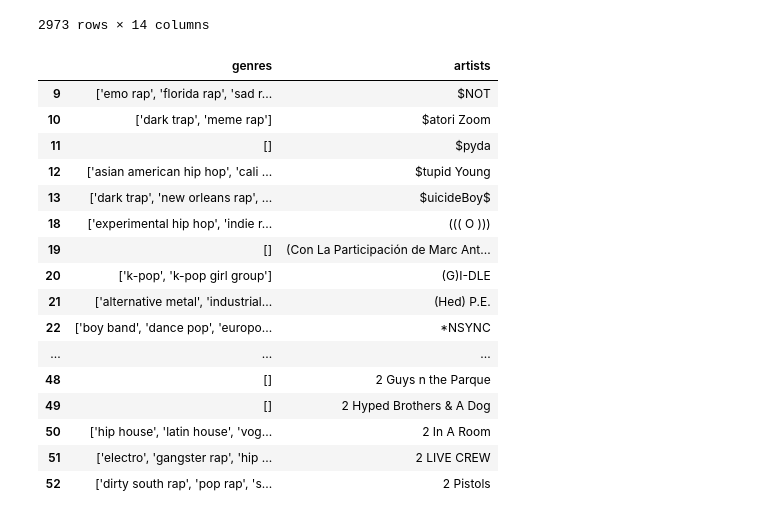
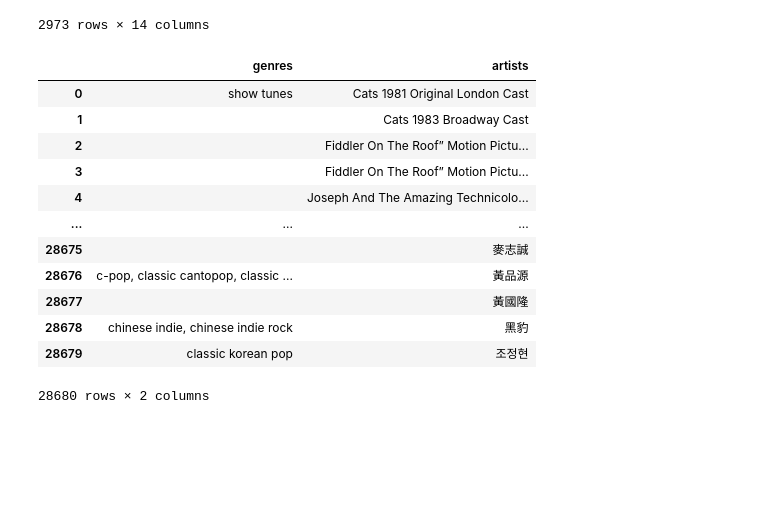
Before and after one commit to kehull/SpotifyProject, a Jupyter notebook: Analysis.ipynb, the cells around one changed output. Saved outputs shown, nothing was run; the diff lists cells and outputs as text; code cells hidden in the pictures; blank space fills up the shorter version.

Commit message:
genre lists added to compiled dataset, need to clean those lists

```diff
--- a/Analysis.ipynb
+++ b/Analysis.ipynb
@@ -99,26 +96,23 @@ genrelist_df
 # %%
 #create dataframe of artist and their genres
 csv_path = "Resources/data_w_genres.csv"
 genredata_df = pd.read_csv(csv_path)
 genredata_df = genredata_df[["genres", "artists"]]
 genredata_df["artists"] = genredata_df['artists'].str.strip("[]").str.replace("'","").str.replace('"',"")
-genredata_df.sort_values('artists').head(40)
+genredata_df["genres"] = genredata_df['genres'].str.strip("[]").str.replace("'","").str.replace('"',"")
+genredata_df
 # %% [output]
 |  | genres | artists |
-| 9 | ['emo rap', 'florida rap', 'sad r... | $NOT |
-| 10 | ['dark trap', 'meme rap'] | $atori Zoom |
-| 11 | [] | $pyda |
-| 12 | ['asian american hip hop', 'cali ... | $tupid Young |
-| 13 | ['dark trap', 'new orleans rap', ... | $uicideBoy$ |
-| 18 | ['experimental hip hop', 'indie r... | ((( O ))) |
-| 19 | [] | (Con La Participación de Marc Ant... |
-| 20 | ['k-pop', 'k-pop girl group'] | (G)I-DLE |
-| 21 | ['alternative metal', 'industrial... | (Hed) P.E. |
-| 22 | ['boy band', 'dance pop', 'europo... | *NSYNC |
+| 0 | show tunes | Cats 1981 Original London Cast |
+| 1 |  | Cats 1983 Broadway Cast |
+| 2 |  | Fiddler On The Roof” Motion Pictu... |
+| 3 |  | Fiddler On The Roof” Motion Pictu... |
+| 4 |  | Joseph And The Amazing Technicolo... |
 | ... | ... | ... |
-| 48 | [] | 2 Guys n the Parque |
-| 49 | [] | 2 Hyped Brothers & A Dog |
-| 50 | ['hip house', 'latin house', 'vog... | 2 In A Room |
-| 51 | ['electro', 'gangster rap', 'hip ... | 2 LIVE CREW |
-| 52 | ['dirty south rap', 'pop rap', 's... | 2 Pistols |
+| 28675 |  | 麥志誠 |
+| 28676 | c-pop, classic cantopop, classic ... | 黃品源 |
+| 28677 |  | 黃國隆 |
+| 28678 | chinese indie, chinese indie rock | 黑豹 |
+| 28679 | classic korean pop | 조정현 |
+28680 rows × 2 columns
 # %%
```
Also changed, not shown: parts of 11 cells of this notebook, 3 other files.
